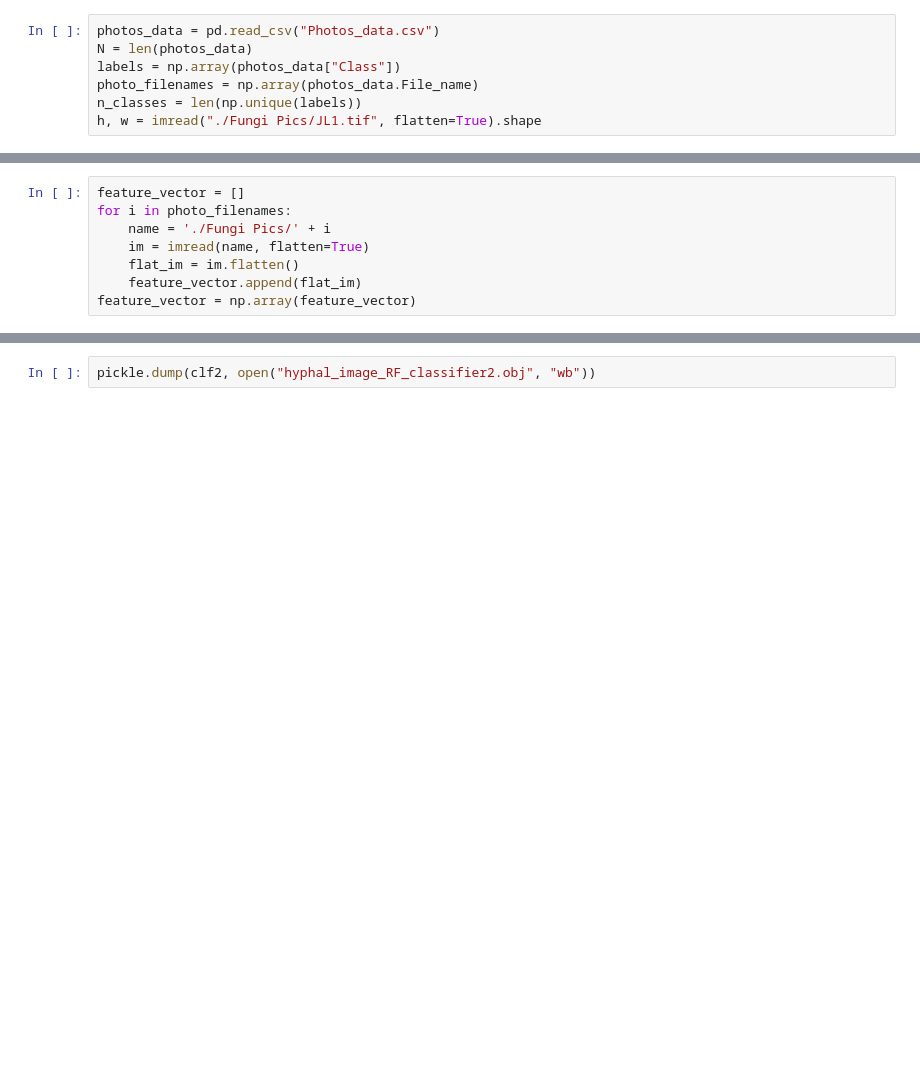
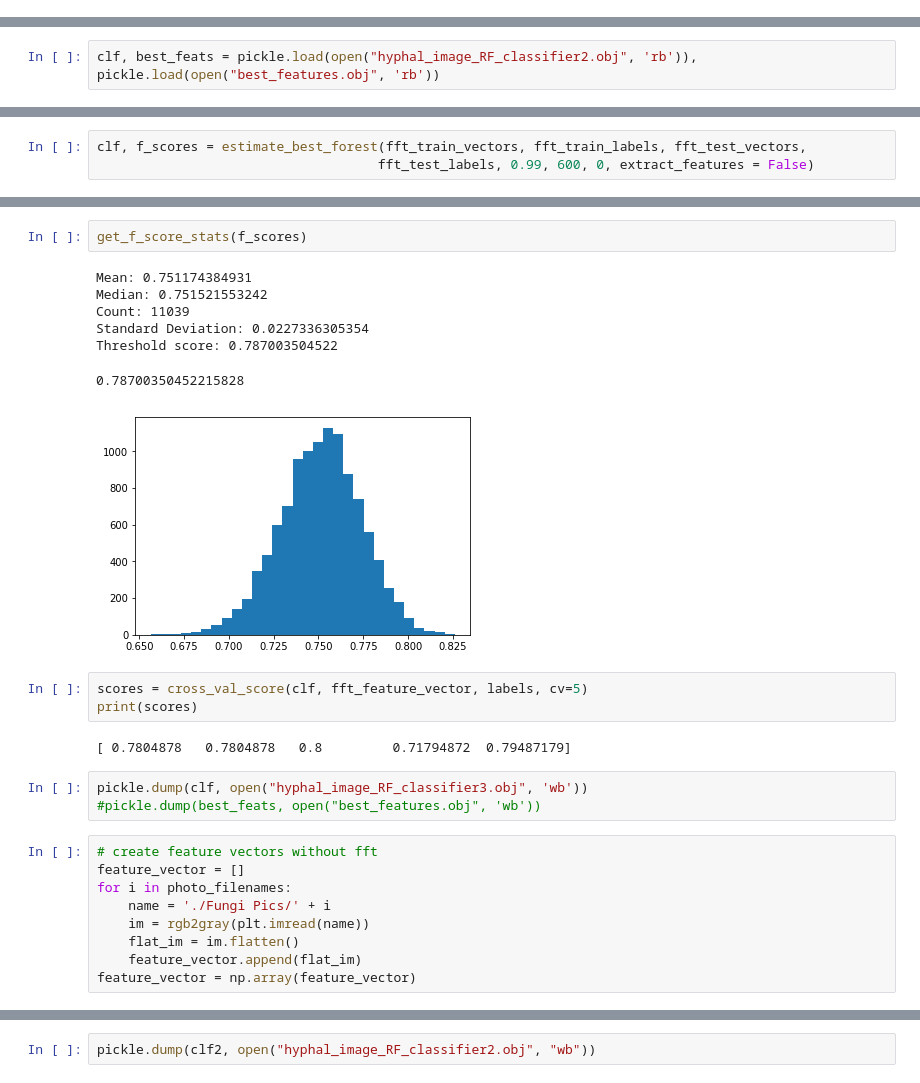
Before and after one commit to liberjul/Hyphal_Image_Classification, a Jupyter notebook: Machine Learning Fungi ID.ipynb, the cells around one changed output, grey strips where cells are left out. Drawn from its saved outputs; the diff is of its cells as text; blank space fills up the shorter version.

```diff
--- a/Machine Learning Fungi ID.ipynb
+++ b/Machine Learning Fungi ID.ipynb
@@ -14,8 +14 @@ from skimage.color import rgb2gray
 % matplotlib inline
-# %%
-photos_data = pd.read_csv("Photos_data.csv")
-N = len(photos_data)
-labels = np.array(photos_data["Class"])
-photo_filenames = np.array(photos_data.File_name)
-n_classes = len(np.unique(labels))
-h, w = imread("./Fungi Pics/JL1.tif", flatten=True).shape
@@ -21,0 +390,2 @@ h, w = imread("./Fungi Pics/JL1.tif", flatten=True).shape
+# %%
+clf, best_feats = pickle.load(open("hyphal_image_RF_classifier2.obj", 'rb')), pickle.load(open("best_features.obj", 'rb'))
@@ -21,0 +410,3 @@ h, w = imread("./Fungi Pics/JL1.tif", flatten=True).shape
+# %%
+clf, f_scores = estimate_best_forest(fft_train_vectors, fft_train_labels, fft_test_vectors,
+                                    fft_test_labels, 0.99, 600, 0, extract_features = False)
@@ -22,8 +427,27 @@ h, w = imread("./Fungi Pics/JL1.tif", flatten=True).shape
+# %%
+get_f_score_stats(f_scores)
+# %% [output]
+Mean: 0.751174384931
+Median: 0.751521553242
+Count: 11039
+Standard Deviation: 0.0227336305354
+Threshold score: 0.787003504522
+0.78700350452215828
+[figure, added]
+# %%
+scores = cross_val_score(clf, fft_feature_vector, labels, cv=5)
+print(scores)
+# %% [output]
+[ 0.7804878   0.7804878   0.8         0.71794872  0.79487179]
+# %%
+pickle.dump(clf, open("hyphal_image_RF_classifier3.obj", 'wb'))
+#pickle.dump(best_feats, open("best_features.obj", 'wb'))
 # %%
+# create feature vectors without fft
 feature_vector = []
 for i in photo_filenames:
     name = './Fungi Pics/' + i
-    im = imread(name, flatten=True)
+    im = rgb2gray(plt.imread(name))
     flat_im = im.flatten()
     feature_vector.append(flat_im)
 feature_vector = np.array(feature_vector)
```
Also changed, not shown: parts of 80 cells of this notebook, 2 other files.
